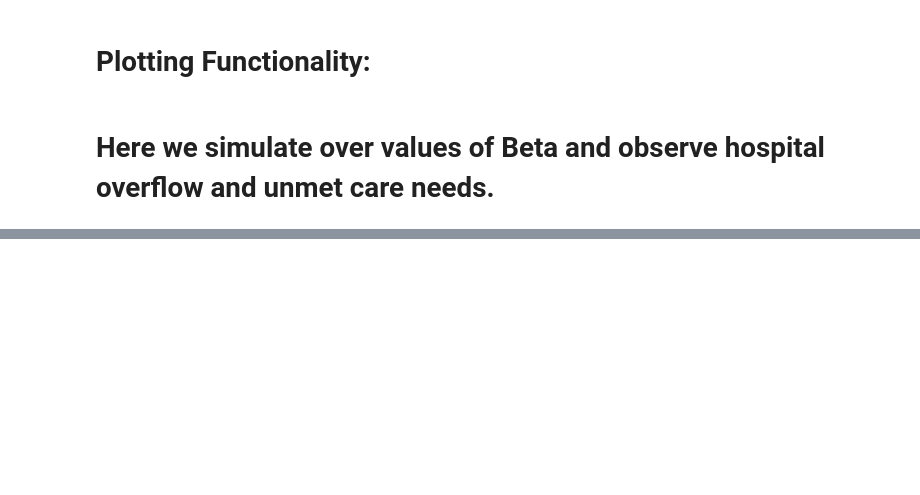
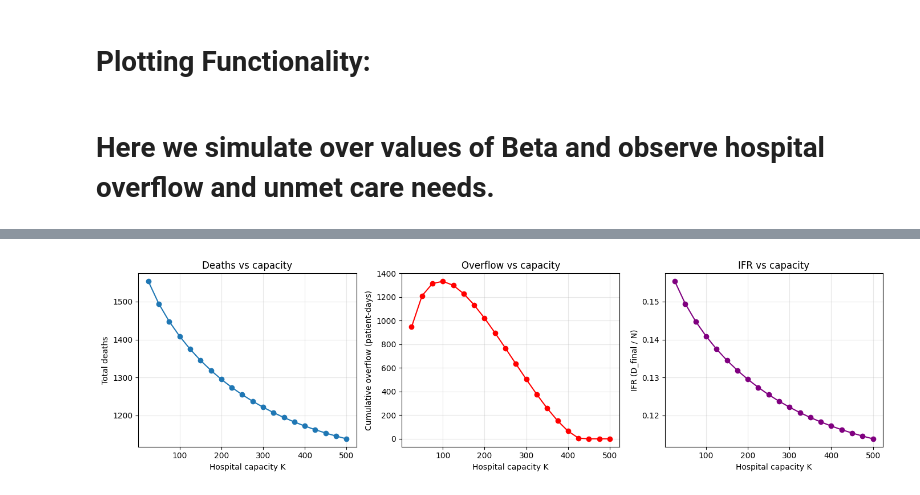
Before and after one commit to JasonHunter95/hospital-model, a Jupyter notebook: hospital.ipynb, the cells around one changed output, grey strips where cells are left out. Cells and saved outputs as stored; diff of their text form; code cells hidden in the pictures; blank space fills up the shorter version.

```diff
--- a/hospital.ipynb
+++ b/hospital.ipynb
@@ -289,0 +370,77 @@ Cumulative overflow: 1432.2 patient-days
+# %%
+K_vals = [25, 50, 75, 100,125, 150, 175, 200,225, 250, 275, 300, 325, 350,375, 400,425, 450, 475, 500]
+
+deaths_vs_K = []
+overflow_vs_K = []
+ifr_vs_K = []
+
+for K in K_vals:
+    times, S_vals, I_vals, X_vals, H_vals, R_vals, D_vals, overflow_vals, cumulative_overflow, cumulative_unmet, unmet_care = simulate_hospital_model(
+        beta=0.5,
+        sigma=0.2,
+        eta=0.3,
+        gamma_I=0.1,
+        mu_I=0.01,
+        gamma_X=0.15,
+        mu_X=0.05,
+        gamma_H=0.2,
+        mu_H=0.02,
+        theta_X=0.5,
+        theta_H=0.3,
+        hosp_capacity=K,
+        hill_coef=4,
+        coverage=0.1,
+        VE=0.7,
+        N=10000,
+        S=None,
+        I=None,
+        X=None,
+        H=None,
+        R=None,
+        D=None,
+        Tmax=200,
+        time_step=0.1
+    )
+
+    final_deaths = D_vals[-1]
+    deaths_vs_K.append(final_deaths)
+    overflow_vs_K.append(cumulative_overflow)
+    ifr_vs_K.append(final_deaths / 10000)  # IFR = D_final / N
+
+    # plot_hospital_simulation_stats(times, S_vals, I_vals, X_vals, H_vals, R_vals, D_vals, overflow_vals, cumulative_overflow, cumulative_unmet, hosp_capacity=100, N = 10000)
+
+    print(f"\nHospital Capacity: {K}")
+    print(f"Total deaths: {D_vals[-1]:.0f}")
+    print(f"Peak hospital occupancy: {max(H_vals):.1f} (Capacity: {K})")
+    print(f"Cumulative overflow: {cumulative_overflow:.1f} patient-days")
+
+    # Now plot how outcomes change with capacity
+plt.figure(figsize=(14, 4))
+
+# Deaths vs capacity
+plt.subplot(1, 3, 1)
+plt.plot(K_vals, deaths_vs_K, marker='o')
+plt.xlabel('Hospital capacity K')
+plt.ylabel('Total deaths')
+plt.title('Deaths vs capacity')
+plt.grid(True, alpha=0.3)
+
+# Cumulative overflow vs capacity
+plt.subplot(1, 3, 2)
+plt.plot(K_vals, overflow_vs_K, marker='o', color='red')
+plt.xlabel('Hospital capacity K')
+plt.ylabel('Cumulative overflow (patient-days)')
+plt.title('Overflow vs capacity')
+plt.grid(True, alpha=0.3)
+
+# IFR vs capacity
+plt.subplot(1, 3, 3)
+plt.plot(K_vals, ifr_vs_K, marker='o', color='purple')
+plt.xlabel('Hospital capacity K')
+plt.ylabel('IFR (D_final / N)')
+plt.title('IFR vs capacity')
+plt.grid(True, alpha=0.3)
+
+plt.tight_layout()
+plt.show()
+# %% [output]
@@ -289,0 +464 @@ Cumulative overflow: 1432.2 patient-days
+[figure, added]
```
Also changed, not shown: parts of 12 cells of this notebook.
